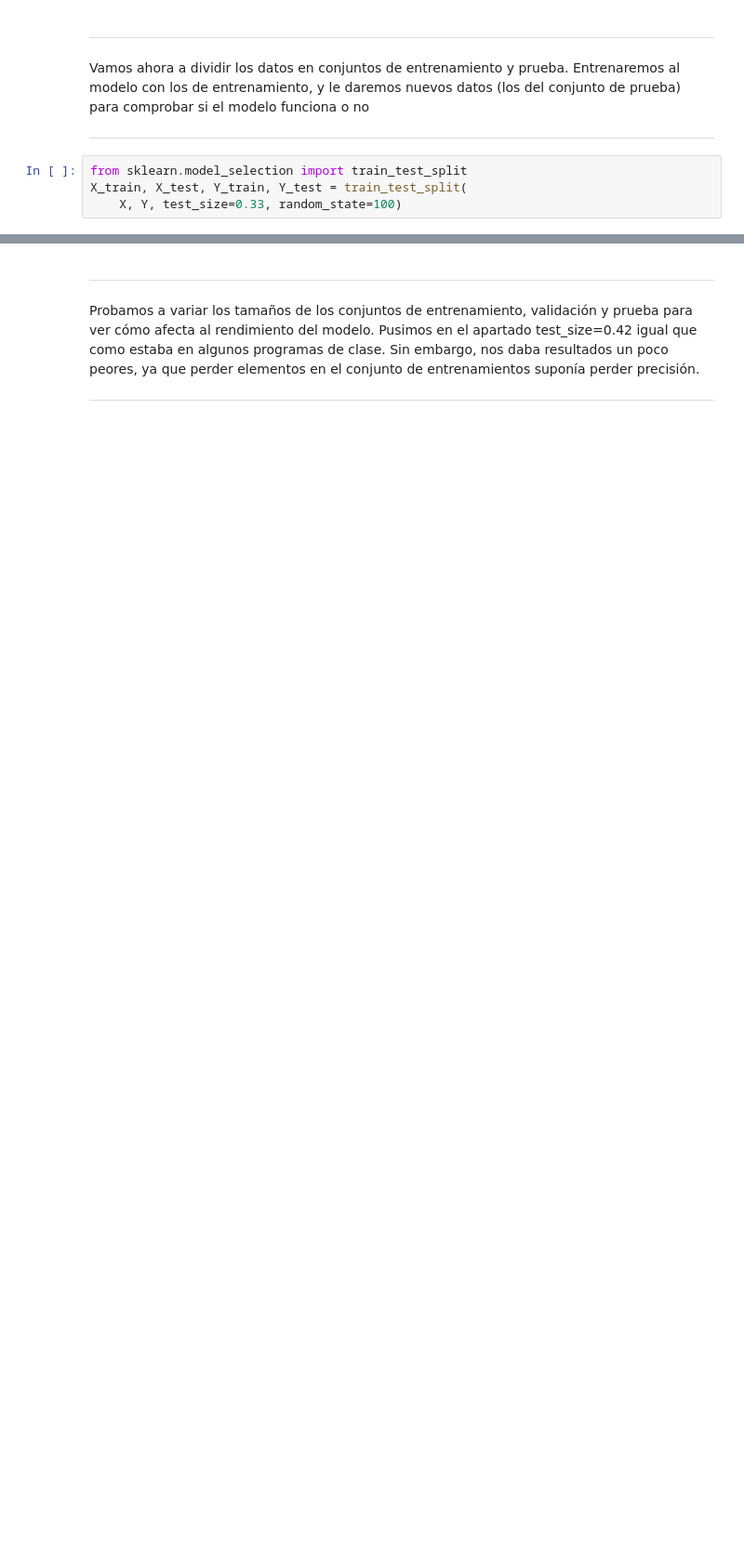
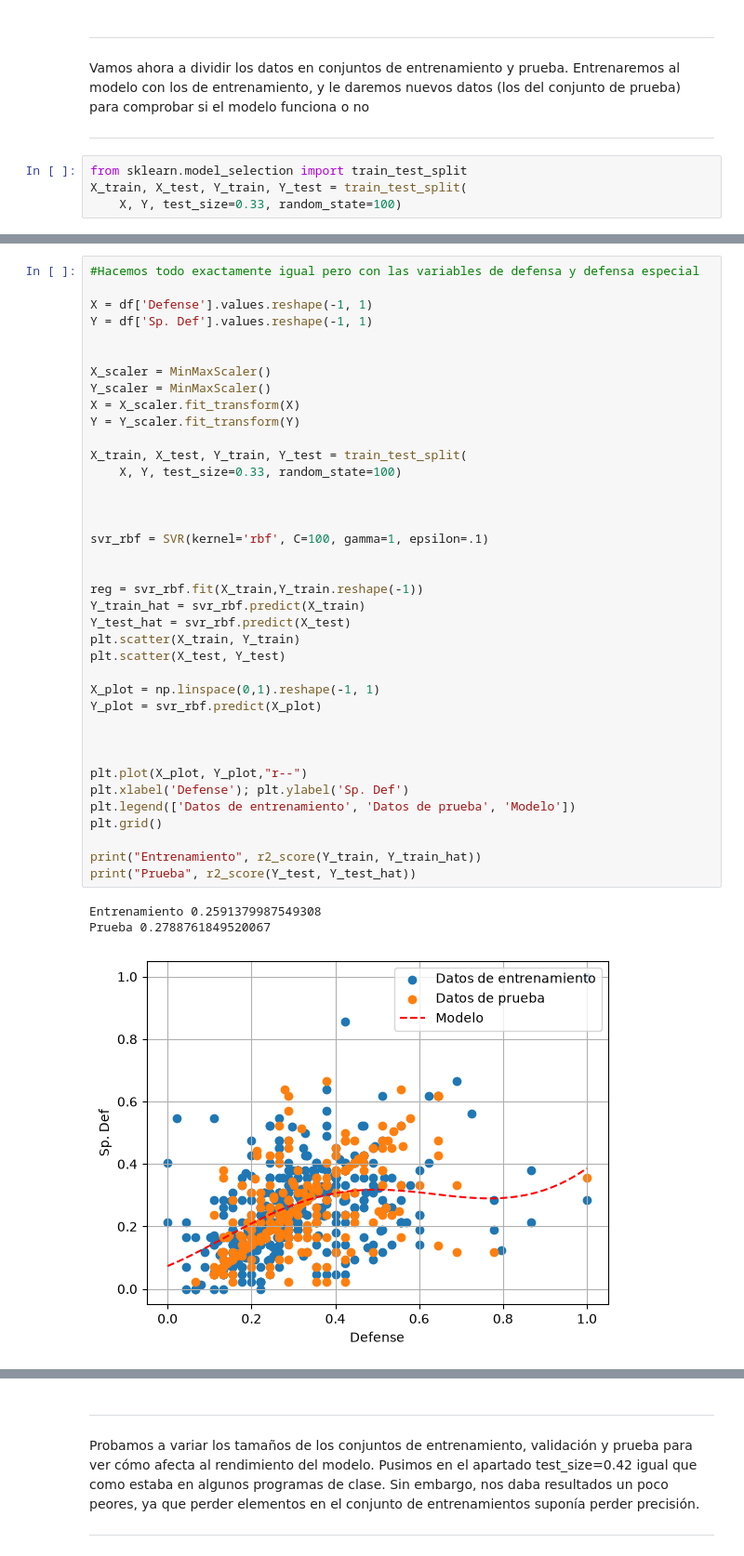
Before and after one commit to luciavelasco1/trabajobio, a Jupyter notebook: TrabajoBio.ipynb, the cells around one changed output, grey strips where cells are left out. Shown at 93% size. Drawn from its saved outputs; the diff is of its cells as text; blank space fills up the shorter version.

```diff
--- a/TrabajoBio.ipynb
+++ b/TrabajoBio.ipynb
@@ -297,0 +334,42 @@ X_train, X_test, Y_train, Y_test = train_test_split(
+# %%
+#Hacemos todo exactamente igual pero con las variables de defensa y defensa especial
+
+X = df['Defense'].values.reshape(-1, 1)
+Y = df['Sp. Def'].values.reshape(-1, 1)
+
+
+X_scaler = MinMaxScaler()
+Y_scaler = MinMaxScaler()
+X = X_scaler.fit_transform(X)
+Y = Y_scaler.fit_transform(Y)
+
+X_train, X_test, Y_train, Y_test = train_test_split(
+    X, Y, test_size=0.33, random_state=100)
+
+
+
+svr_rbf = SVR(kernel='rbf', C=100, gamma=1, epsilon=.1)
+
+
+reg = svr_rbf.fit(X_train,Y_train.reshape(-1))
+Y_train_hat = svr_rbf.predict(X_train)
+Y_test_hat = svr_rbf.predict(X_test)
+plt.scatter(X_train, Y_train)
+plt.scatter(X_test, Y_test)
+
+X_plot = np.linspace(0,1).reshape(-1, 1)
+Y_plot = svr_rbf.predict(X_plot)
+
+
+
+plt.plot(X_plot, Y_plot,"r--")
+plt.xlabel('Defense'); plt.ylabel('Sp. Def')
+plt.legend(['Datos de entrenamiento', 'Datos de prueba', 'Modelo'])
+plt.grid()
+
+print("Entrenamiento", r2_score(Y_train, Y_train_hat))
+print("Prueba", r2_score(Y_test, Y_test_hat))
+# %% [output]
+Entrenamiento 0.2591379987549308
+Prueba 0.2788761849520067
+[figure, added]
```
Also changed, not shown: parts of 15 cells of this notebook.
